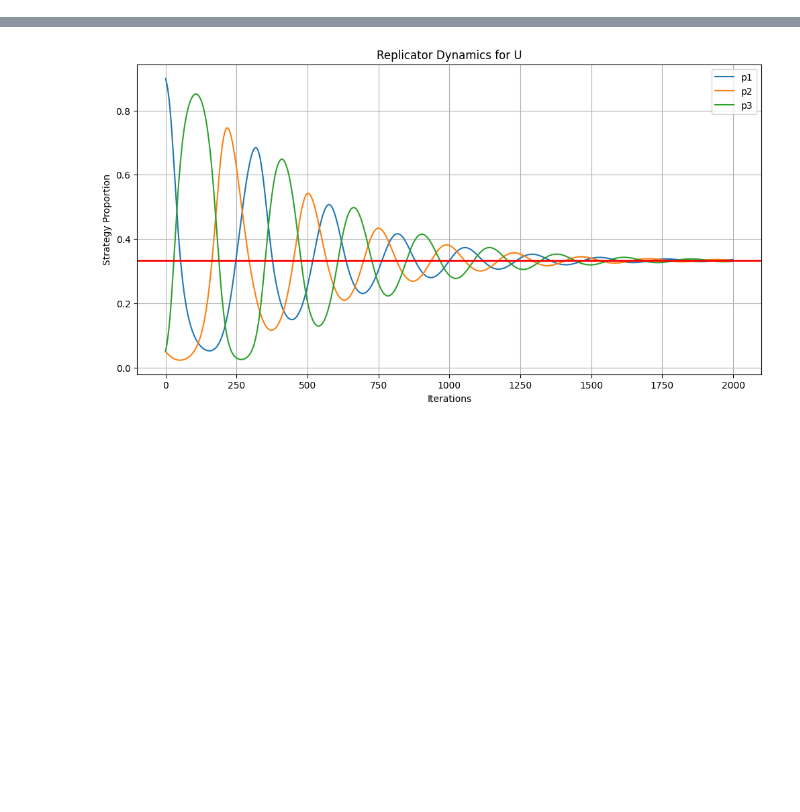
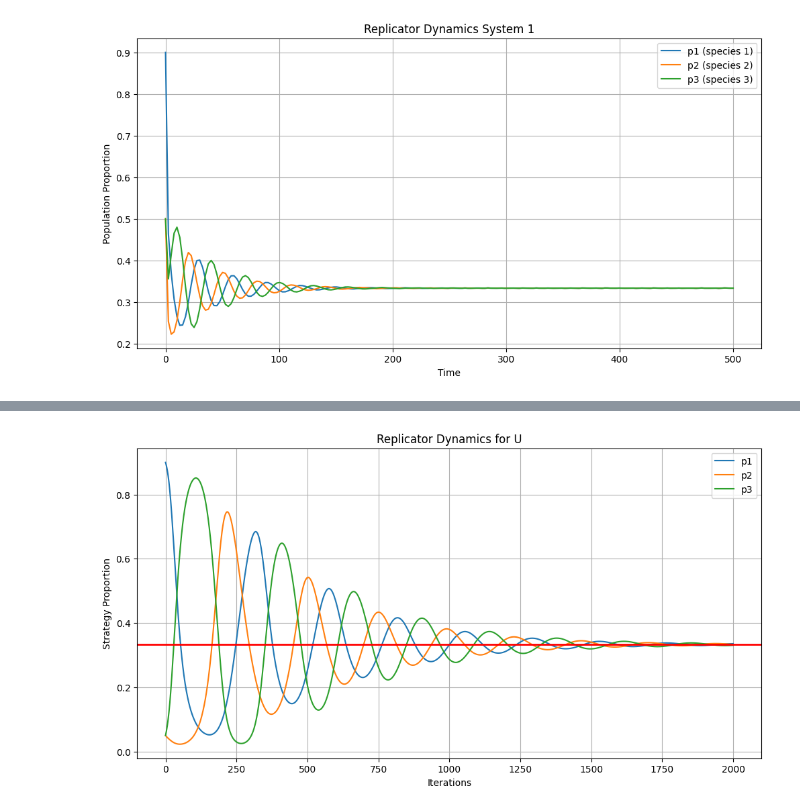
Before and after one commit to Mbigdeli2003/Game-Theory, a Jupyter notebook: GTHW5_Q2_5.ipynb, the cells around one changed output, grey strips where cells are left out. Saved outputs shown, nothing was run; the diff lists cells and outputs as text; code cells hidden in the pictures; blank space fills up the shorter version.

```diff
--- a/GTHW5_Q2_5.ipynb
+++ b/GTHW5_Q2_5.ipynb
@@ -2,0 +102,87 @@
+# %%
+import numpy as np
+import matplotlib.pyplot as plt
+from scipy.integrate import solve_ivp
+from mpl_toolkits.mplot3d import Axes3D
+
+# Define the first set of replicator dynamics equations
+def replicator_dynamics_1(t, p):
+    p1, p2, p3 = p
+    denominator = p1 * (6*p1 + 5*p2 + 11*p3) + p2 * (8*p1 + 6*p2 + 2*p3) + p3 * (5*p1 + 8*p2 + 6*p3)
+    dp1_dt = p1 * (6*p1 + 8*p2 + 5*p3) / denominator - p1
+    dp2_dt = p2 * (5*p1 + 6*p2 + 8*p3) / denominator - p2
+    dp3_dt = p3 * (11*p1 + 2*p2 + 6*p3) / denominator - p3
+    return [dp1_dt, dp2_dt, dp3_dt]
+
+# Define the second set of replicator dynamics equations
+def replicator_dynamics_2(t, p):
+    p1, p2, p3 = p
+    denominator = p1 * (4*p1 + 3*p2 + 9*p3) + p2 * (6*p1 + 4*p2) + p3 * (3*p1 + 6*p2 + 4*p3)
+    dp1_dt = p1 * (4*p1 + 6*p2 + 5*p3) / denominator - p1
+    dp2_dt = p2 * (3*p1 + 4*p2 + 6*p3) / denominator - p2
+    dp3_dt = p3 * (9*p1 + 4*p3) / denominator - p3
+    return [dp1_dt, dp2_dt, dp3_dt]
+
+# Initial conditions for the first system
+initial_conditions_1 = [0.90, 0.50, 0.50]
+
+# Initial conditions for the second system
+initial_conditions_2 = [0.40, 0.30, 0.30]
+
+# Time span for the simulation
+t_span = (0, 500)
+t_eval = np.linspace(t_span[0], t_span[1], 200)
+
+# Solve the first system of differential equations
+solution_1 = solve_ivp(replicator_dynamics_1, t_span, initial_conditions_1, t_eval=t_eval)
+
+# Solve the second system of differential equations
+solution_2 = solve_ivp(replicator_dynamics_2, t_span, initial_conditions_2, t_eval=t_eval)
+
+# Plotting the results for the first system in 2D
+plt.figure(figsize=(12, 6))
+plt.plot(solution_1.t, solution_1.y[0], label='p1 (species 1)')
+plt.plot(solution_1.t, solution_1.y[1], label='p2 (species 2)')
+plt.plot(solution_1.t, solution_1.y[2], label='p3 (species 3)')
+plt.xlabel('Time')
+plt.ylabel('Population Proportion')
+plt.title('Replicator Dynamics System 1')
+plt.legend()
+plt.grid(True)
+plt.show()
+
+# Plotting the results for the second system in 2D
+plt.figure(figsize=(12, 6))
+plt.plot(solution_2.t, solution_2.y[0], label='p1 (species 1)')
+plt.plot(solution_2.t, solution_2.y[1], label='p2 (species 2)')
+plt.plot(solution_2.t, solution_2.y[2], label='p3 (species 3)')
+plt.xlabel('Time')
+plt.ylabel('Population Proportion')
+plt.title('Replicator Dynamics System 2')
+plt.legend()
+plt.grid(True)
+plt.show()
+
+# 3D Plot for both systems
+fig = plt.figure(figsize=(14, 7))
+
+# 3D plot for the first system
+ax1 = fig.add_subplot(121, projection='3d')
+ax1.plot(solution_1.y[0], solution_1.y[1], solution_1.y[2])
+ax1.set_xlabel('p1 (species 1)')
+ax1.set_ylabel('p2 (species 2)')
+ax1.set_zlabel('p3 (species 3)')
+ax1.set_title('3D Replicator Dynamics System 1')
+
+# 3D plot for the second system
+ax2 = fig.add_subplot(122, projection='3d')
+ax2.plot(solution_2.y[0], solution_2.y[1], solution_2.y[2])
+ax2.set_xlabel('p1 (species 1)')
+ax2.set_ylabel('p2 (species 2)')
+ax2.set_zlabel('p3 (species 3)')
+ax2.set_title('3D Replicator Dynamics System 2')
+
+plt.tight_layout()
+plt.show()
+# %% [output]
+[figure, added]
```
Also changed, not shown: parts of 5 cells of this notebook.
